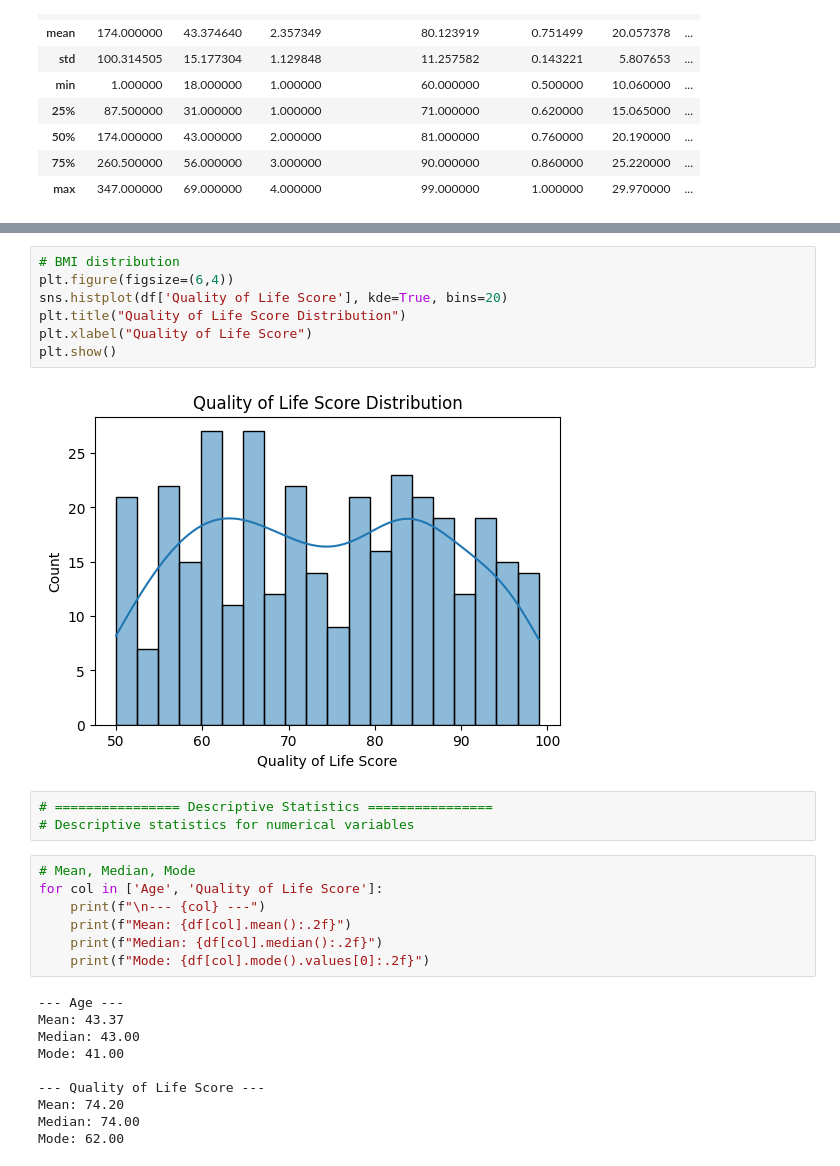
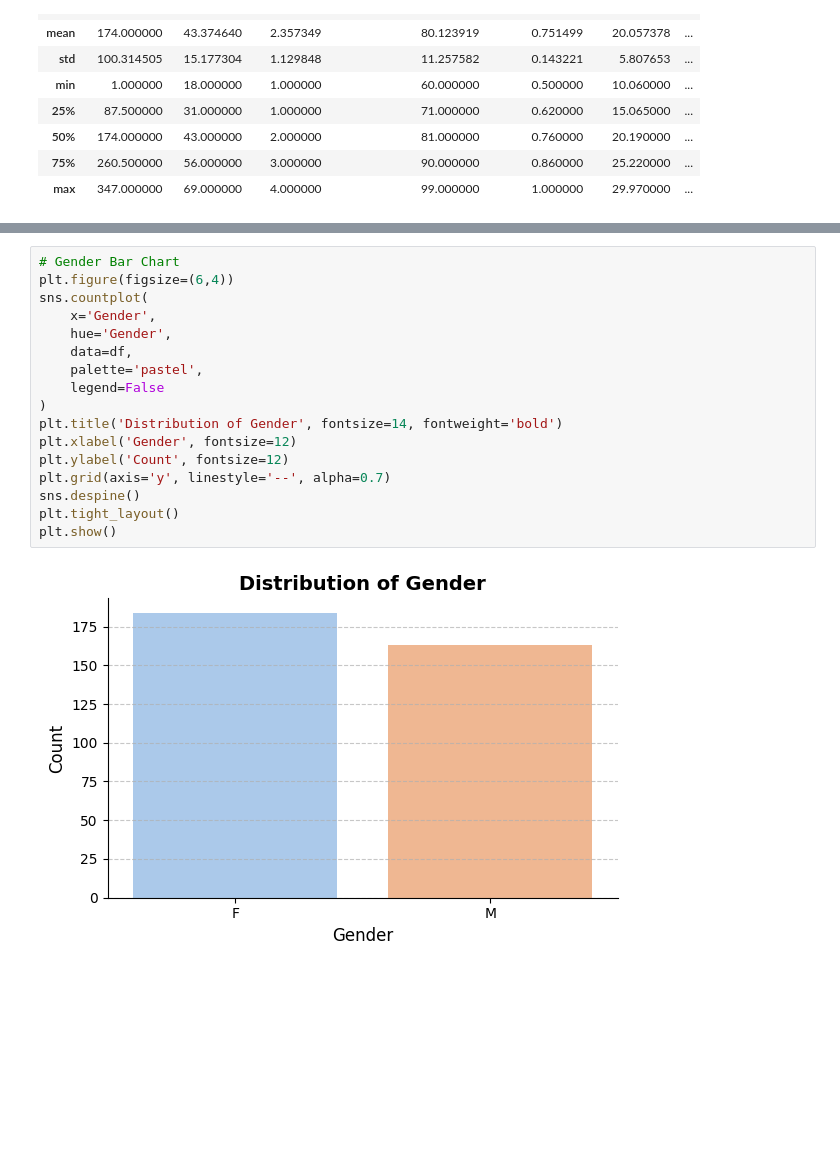
Before and after one commit to heisdanielade/analysis-stat-pulse, a Jupyter notebook: notebooks/StatPulse_Analysis.ipynb, the cells around one changed output, grey strips where cells are left out. Drawn from its saved outputs; the diff is of its cells as text; blank space fills up the shorter version.

```diff
--- a/notebooks/StatPulse_Analysis.ipynb
+++ b/notebooks/StatPulse_Analysis.ipynb
@@ -67,29 +92,19 @@ plt.show()
 # %%
-# BMI distribution
+# Gender Bar Chart
 plt.figure(figsize=(6,4))
-sns.histplot(df['Quality of Life Score'], kde=True, bins=20)
-plt.title("Quality of Life Score Distribution")
-plt.xlabel("Quality of Life Score")
+sns.countplot(
+    x='Gender',
+    hue='Gender',
+    data=df,
+    palette='pastel',
+    legend=False
+)
+plt.title('Distribution of Gender', fontsize=14, fontweight='bold')
+plt.xlabel('Gender', fontsize=12)
+plt.ylabel('Count', fontsize=12)
+plt.grid(axis='y', linestyle='--', alpha=0.7)
+sns.despine()
+plt.tight_layout()
 plt.show()
 # %% [output]
-[figure, old version]
+[figure, new version]
-# %%
-# ================ Descriptive Statistics ================
-# Descriptive statistics for numerical variables
-# %%
-# Mean, Median, Mode
-for col in ['Age', 'Quality of Life Score']:
-    print(f"\n--- {col} ---")
-    print(f"Mean: {df[col].mean():.2f}")
-    print(f"Median: {df[col].median():.2f}")
-    print(f"Mode: {df[col].mode().values[0]:.2f}")
-# %% [output]
---- Age ---
-Mean: 43.37
-Median: 43.00
-Mode: 41.00
-
---- Quality of Life Score ---
-Mean: 74.20
-Median: 74.00
-Mode: 62.00
```
Also changed, not shown: parts of 11 cells of this notebook.
